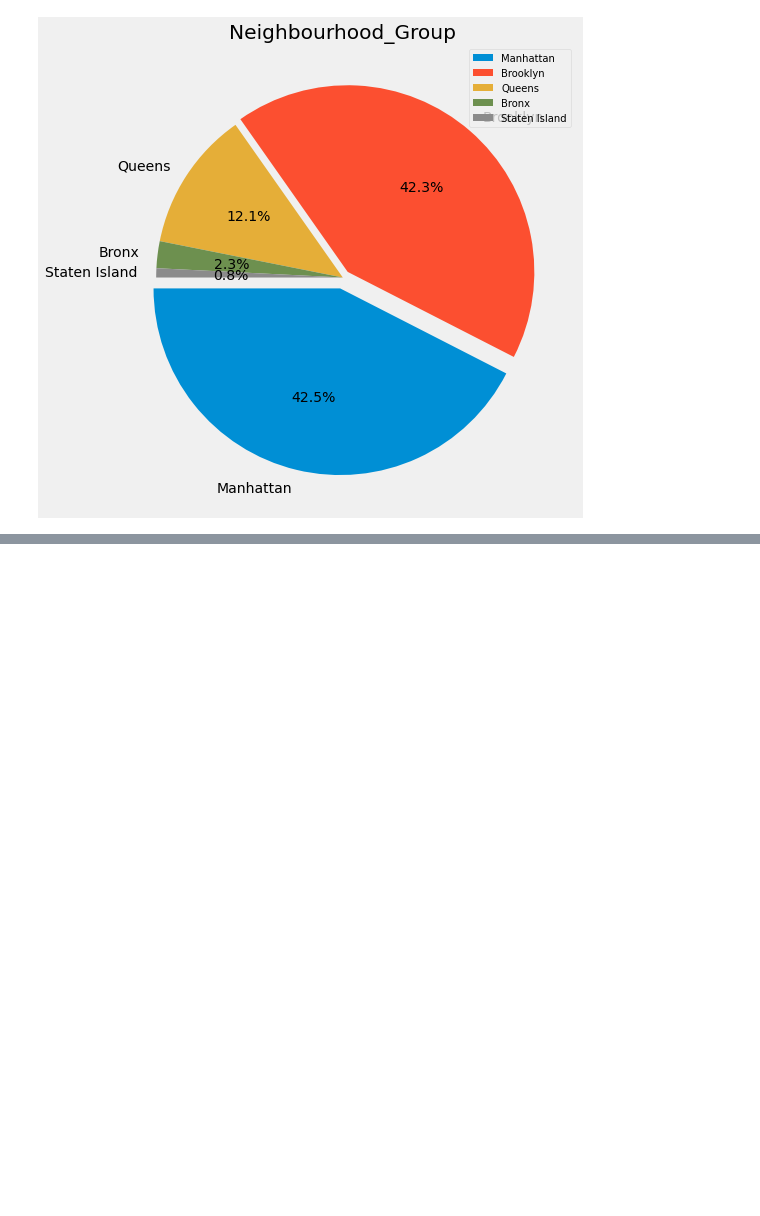
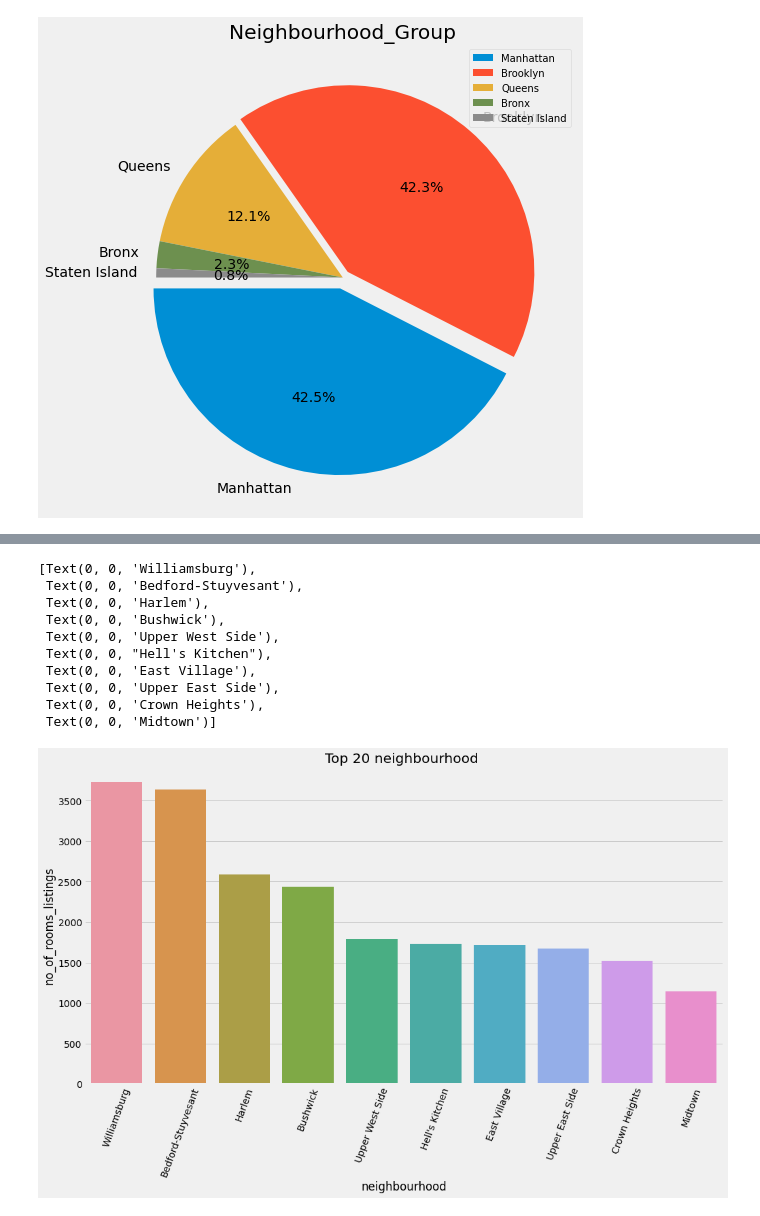
Before and after one commit to ArunPrasath1205/Analysis-using-Python, a Jupyter notebook: Airbnb_Bookings_Analysis_.ipynb, the cells around one changed output, grey strips where cells are left out. Saved outputs shown, nothing was run; the diff lists cells and outputs as text; code cells hidden in the pictures; blank space fills up the shorter version.

Commit message:
Started to visualization

```diff
--- a/Airbnb_Bookings_Analysis_.ipynb
+++ b/Airbnb_Bookings_Analysis_.ipynb
@@ -389,0 +407,5 @@ plt.show()
+# %%
+top_neighbour = df.groupby(["neighbourhood"]).count().iloc[:,0:1].sort_values("id", ascending = False).head(10)
+# %%
+top_neighbour.reset_index(inplace=True)
+top_neighbour.rename(columns={"id":"no_of_rooms_listings"},inplace=True)
@@ -389,0 +426,17 @@ plt.show()
+# %%
+plt.figure(figsize=(15,8))
+plt.title("Top 20 neighbourhood ")
+s=sns.barplot(x="neighbourhood",y="no_of_rooms_listings",data=top_neighbour)
+s.set_xticklabels(labels=s.get_xticklabels(),rotation=70)
+# %% [output]
+[Text(0, 0, 'Williamsburg'),
+ Text(0, 0, 'Bedford-Stuyvesant'),
+ Text(0, 0, 'Harlem'),
+ Text(0, 0, 'Bushwick'),
+ Text(0, 0, 'Upper West Side'),
+ Text(0, 0, "Hell's Kitchen"),
+ Text(0, 0, 'East Village'),
+ Text(0, 0, 'Upper East Side'),
+ Text(0, 0, 'Crown Heights'),
+ Text(0, 0, 'Midtown')]
+[figure, added]
```
Also changed, not shown: parts of 2 cells of this notebook.
